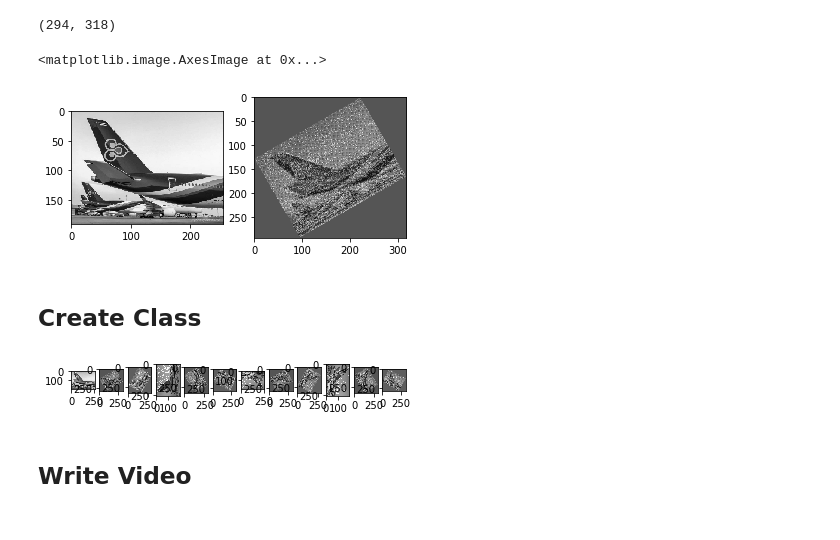
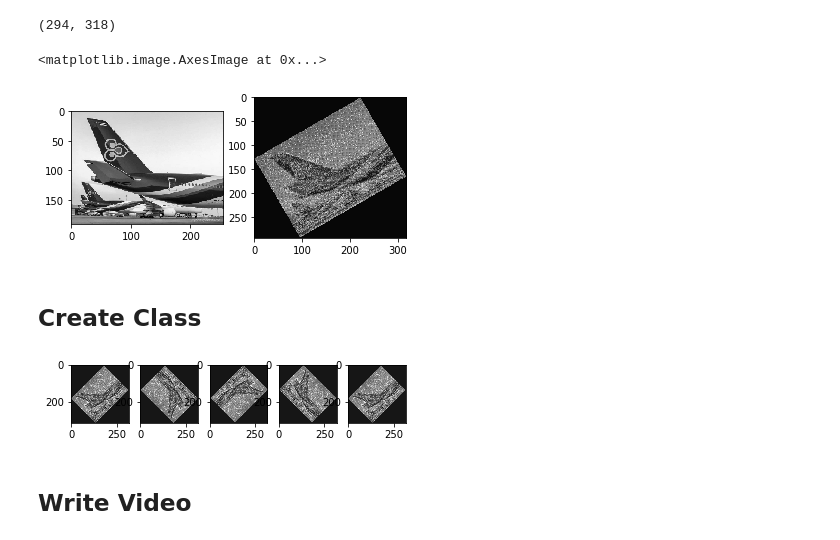
Before and after one commit to bdintu/image-processing, a Jupyter notebook: lab3/lab3-1.ipynb, the cells around one changed output. Saved outputs shown, nothing was run; the diff lists cells and outputs as text; code cells hidden in the pictures.

```diff
--- a/lab3/lab3-1.ipynb
+++ b/lab3/lab3-1.ipynb
@@ -83,7 +92,7 @@ for x in range(0, output_size[0]):
         dy = original_xy[1] - y0
 
         if original_xy[0] < 0 or original_xy[1] < 0 or original_xy[0] >= np.floor(img_gray.shape[0])-1 or original_xy[1] >= np.floor(img_gray.shape[1])-1:
-            output_bi[x][y] = 255
+            output_bi[x][y] = 0
         else:
             output_bi[x][y] = img_gray[x0][y0] + (img_gray[x1][y0] - img_gray[x0][y0])*dx  + (img_gray[x0][y1] - img_gray[x0][y0])*dy + (img_gray[x1][y1]+img_gray[x0][y0]-(img_gray[x0][y1]+img_gray[x1][y0])*dx*dy)
 # %%
@@ -94,7 +103,7 @@ plt.subplot(1, 2, 2)
 plt.imshow(output_bi, 'gray')
 # %% [output]
 <matplotlib.image.AxesImage at 0x...>
-[figure, old version]
+[figure, new version]
 # %% [markdown]
 ## Create Class
 # %%
@@ -153,7 +162,7 @@ class Rotate():
                 dy = original_xy[1] - y0
 
                 if original_xy[0] < 0 or original_xy[1] < 0 or original_xy[0] >= np.floor(self.img_gray.shape[0])-1 or original_xy[1] >= np.floor(self.img_gray.shape[1])-1:
-                    output_bi[x][y] = 255
+                    output_bi[x][y] = 0
                 else:
                     output_bi[x][y] = self.img_gray[x0][y0] + (self.img_gray[x1][y0] - self.img_gray[x0][y0])*dx  + (self.img_gray[x0][y1] - self.img_gray[x0][y0])*dy + (self.img_gray[x1][y1]+self.img_gray[x0][y0]-(self.img_gray[x0][y1]+self.img_gray[x1][y0])*dx*dy)
 
@@ -161,23 +170,23 @@ class Rotate():
 # %%
 r = Rotate()
 r.imgRead(img_path)
 
-deg_list = np.arange(0,360,30)
+deg_list = np.arange(45, 360 +2*45, 90)
 
 size = len(deg_list)
 output_bi_list = []
 
 for i in range(size):
     r.mappingMatrix(deg_list[i])
     r.cornerCoordinate()
-    g = r.backwardMapping()
+    output_bi = r.backwardMapping()
 
     plt.subplot(1, size, i+1)
-    plt.imshow(g, 'gray')
+    plt.imshow(output_bi, 'gray')
 
-    output_bi_list.append(g)
+    output_bi_list.append(output_bi)
 # %% [output]
-[figure, old version]
+[figure, new version]
 # %% [markdown]
 ## Write Video
 # %%
```
Also changed, not shown: parts of 4 cells of this notebook.
